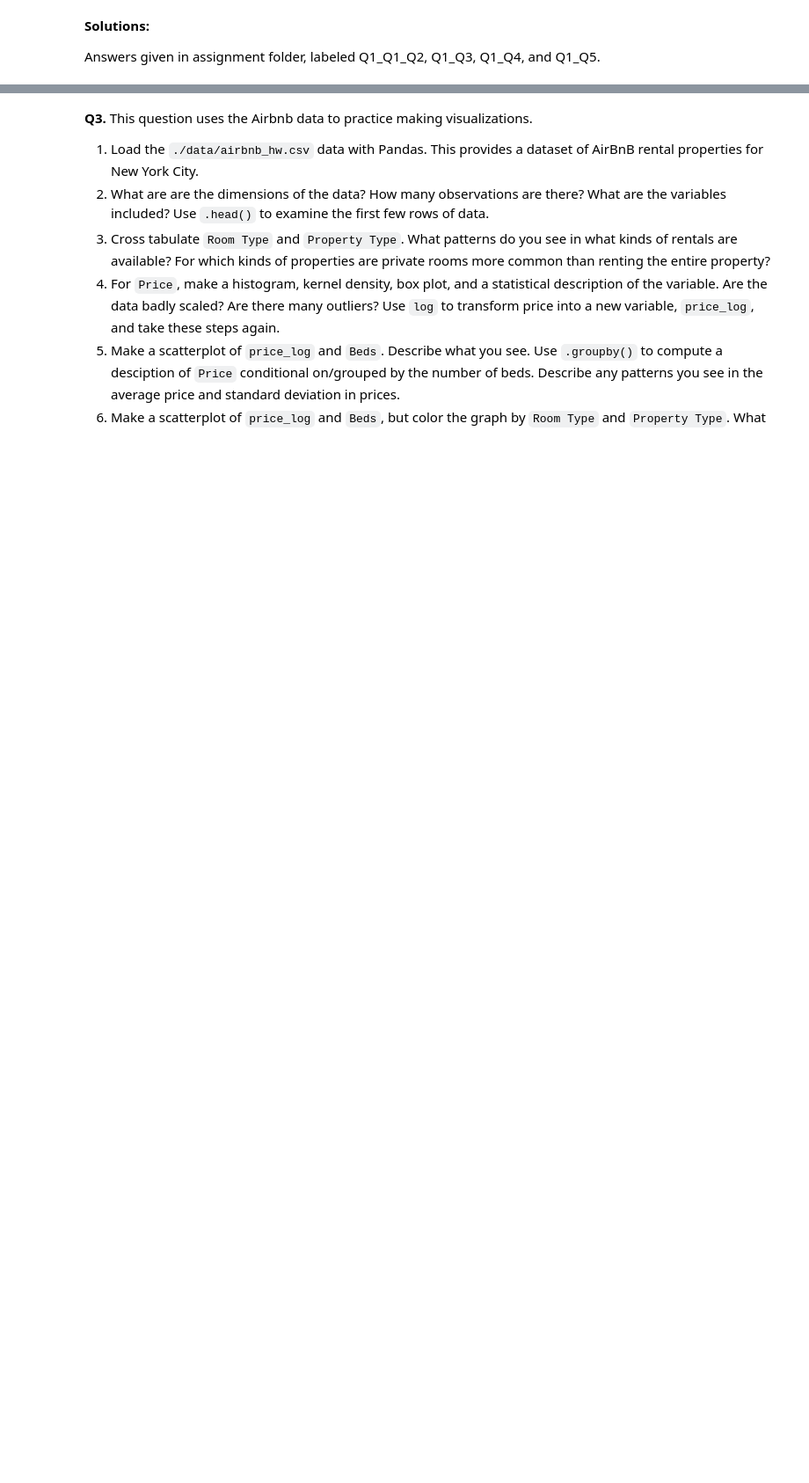
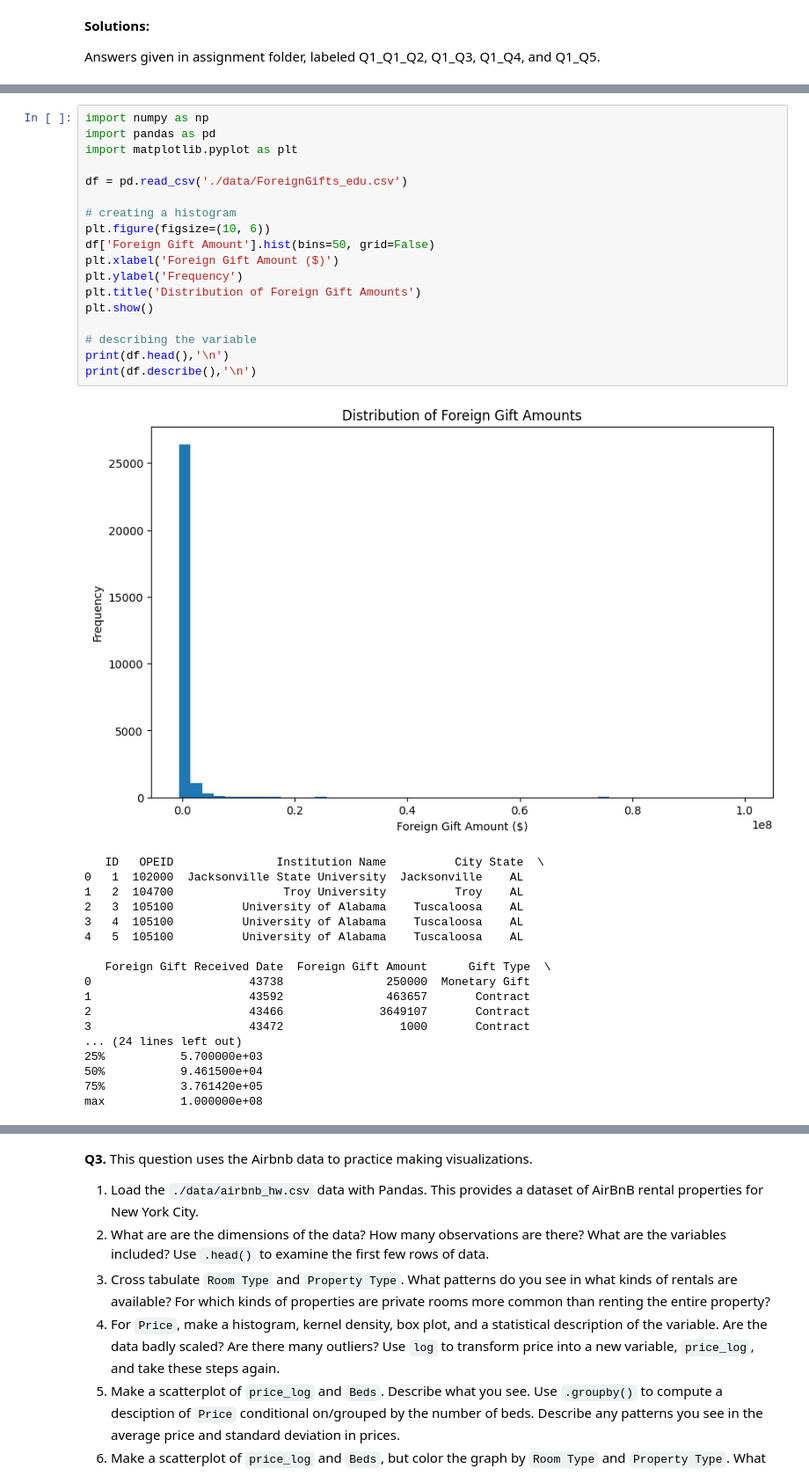
Before and after one commit to elyse-undan/EDA, a Jupyter notebook: assignment/assignment.ipynb, the cells around one changed output, grey strips where cells are left out. Shown at 88% size. Cells and saved outputs as stored; diff of their text form; blank space fills up the shorter version.

```diff
--- a/assignment/assignment.ipynb
+++ b/assignment/assignment.ipynb
@@ -36,0 +32,37 @@ Answers given in assignment folder, labeled Q1_Q1_Q2, Q1_Q3, Q1_Q4, and Q1_Q5.
+# %%
+import numpy as np
+import pandas as pd
+import matplotlib.pyplot as plt
+
+df = pd.read_csv('./data/ForeignGifts_edu.csv')
+
+# creating a histogram
+plt.figure(figsize=(10, 6))
+df['Foreign Gift Amount'].hist(bins=50, grid=False)
+plt.xlabel('Foreign Gift Amount ($)')
+plt.ylabel('Frequency')
+plt.title('Distribution of Foreign Gift Amounts')
+plt.show()
+
+# describing the variable
+print(df.head(),'\n')
+print(df.describe(),'\n')
+# %% [output]
+[figure, added]
+   ID   OPEID               Institution Name          City State  \
+0   1  102000  Jacksonville State University  Jacksonville    AL
+1   2  104700                Troy University          Troy    AL
+2   3  105100          University of Alabama    Tuscaloosa    AL
+3   4  105100          University of Alabama    Tuscaloosa    AL
+4   5  105100          University of Alabama    Tuscaloosa    AL
+
+   Foreign Gift Received Date  Foreign Gift Amount      Gift Type  \
+0                       43738               250000  Monetary Gift
+1                       43592               463657       Contract
+2                       43466              3649107       Contract
+3                       43472                 1000       Contract
+... (24 lines left out)
+25%           5.700000e+03
+50%           9.461500e+04
+75%           3.761420e+05
+max           1.000000e+08
```
Also changed, not shown: parts of 14 cells of this notebook.
